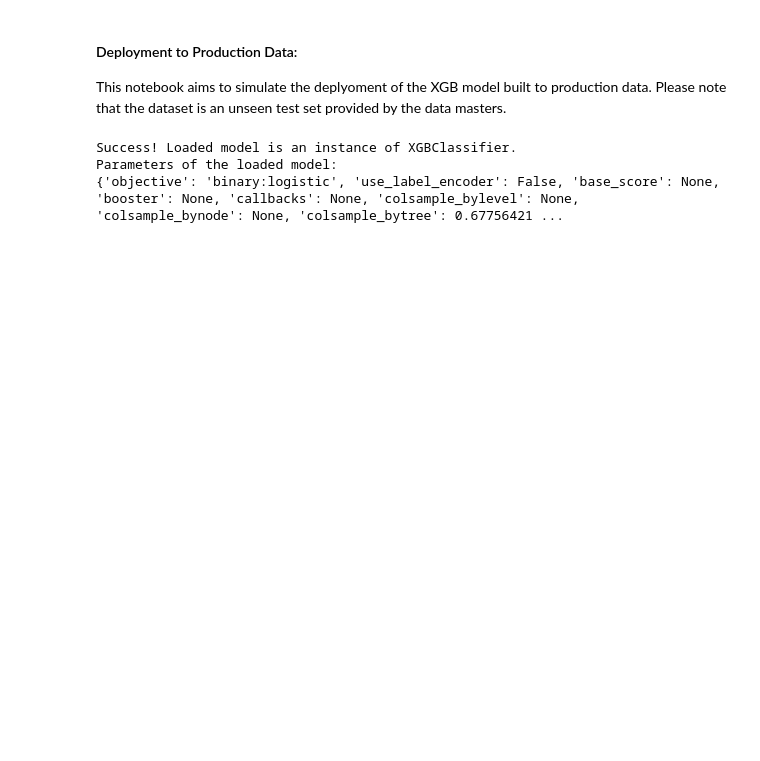
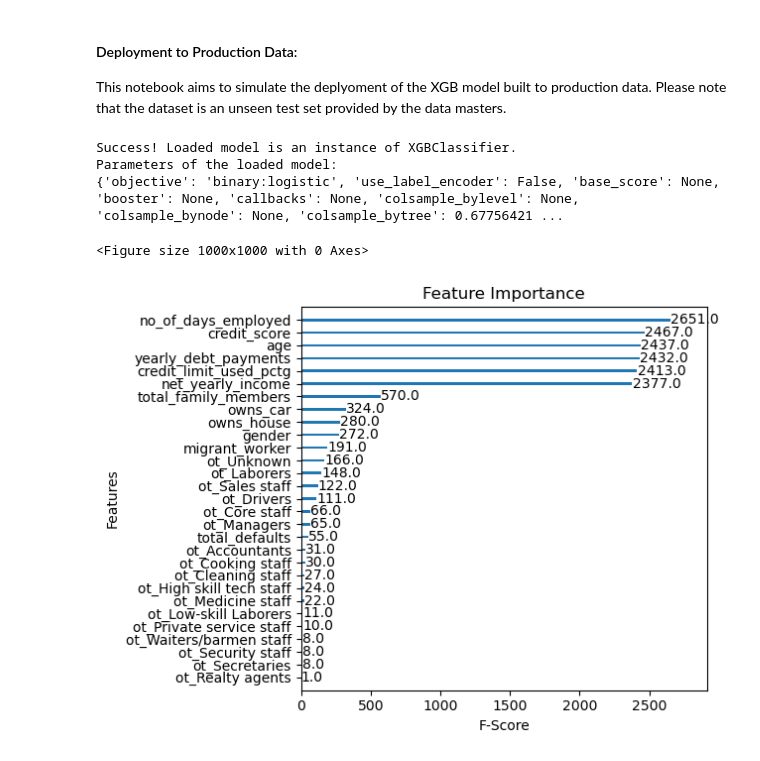
Before and after one commit to CamiloDS16/Project-2-AmEx-Credit-Card-Default-, a Jupyter notebook: Project-2-AmEx-Credit-Card-Default-/notebooks/deployment.ipynb, the cells around one changed output. Drawn from its saved outputs; the diff is of its cells as text; code cells hidden in the pictures; blank space fills up the shorter version.

Commit message:
uploaded figure, deployment notebook, improved py scripts

```diff
--- a/Project-2-AmEx-Credit-Card-Default-/notebooks/deployment.ipynb
+++ b/Project-2-AmEx-Credit-Card-Default-/notebooks/deployment.ipynb
@@ -129,13 +129,9 @@ def make_predictions(X, model):
 # %%
 # paths
 data_path = '../data/raw/test.csv'
-imputer_path = '../model-xgb/simple_imputer.pkl'
-scaler_path = '../model-xgb/min-max-scaler.pkl'
-xgb_model_path = '../model-xgb/best_xgb_model.pkl'
-original_features = ['age', 'gender', 'owns_car', 'owns_house', 'net_yearly_income',
-       'no_of_days_employed', 'occupation_type', 'total_family_members',
-       'migrant_worker', 'yearly_debt_payments', 'credit_limit_used_pctg',
-       'credit_score', 'total_defaults']
+imputer_path = '../models/simple_imputer.pkl'
+scaler_path = '../models/min-max-scaler.pkl'
+xgb_model_path = '../models/best_xgb_model.pkl'
 
 # loading
 df = load_data(data_path)
@@ -173,0 +170,17 @@ results.to_csv('../reports/documentation//results.csv', index=False)
+# %%
+from xgboost import plot_importance
+import matplotlib.pyplot as plt
+
+# Set the size of the plot
+plt.figure(figsize=(10, 10))
+
+# Plot feature importance
+plot_importance(model, importance_type='weight', title='Feature Importance', xlabel='F-Score', ylabel='Features', grid=False)
+
+# Show plot
+plt.tight_layout()  # Adjusts the plot to ensure everything fits without overlapping
+plt.savefig('../reports/figures/feature_importance.png')
+plt.show()
+# %% [output]
+<Figure size 1000x1000 with 0 Axes>
+[figure, added]
```
Also changed, not shown: parts of 2 cells of this notebook, 10 other files.
